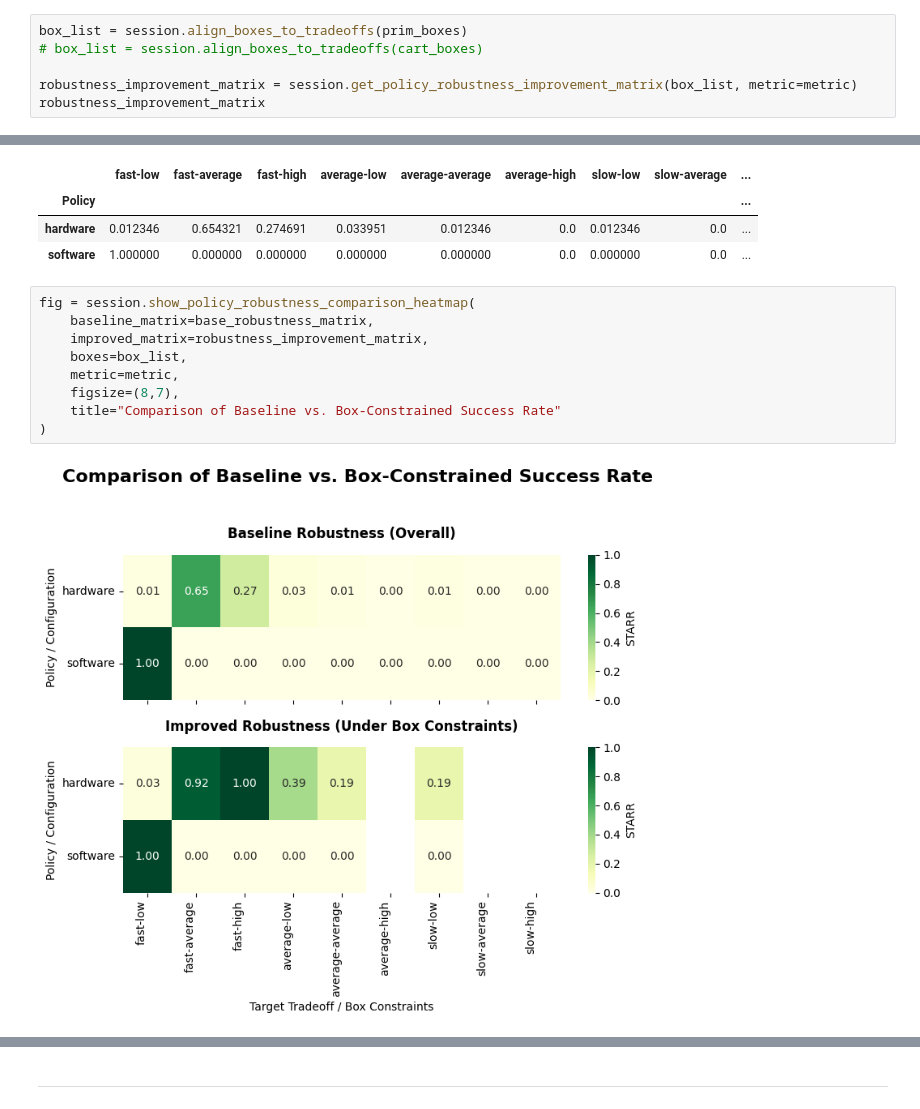
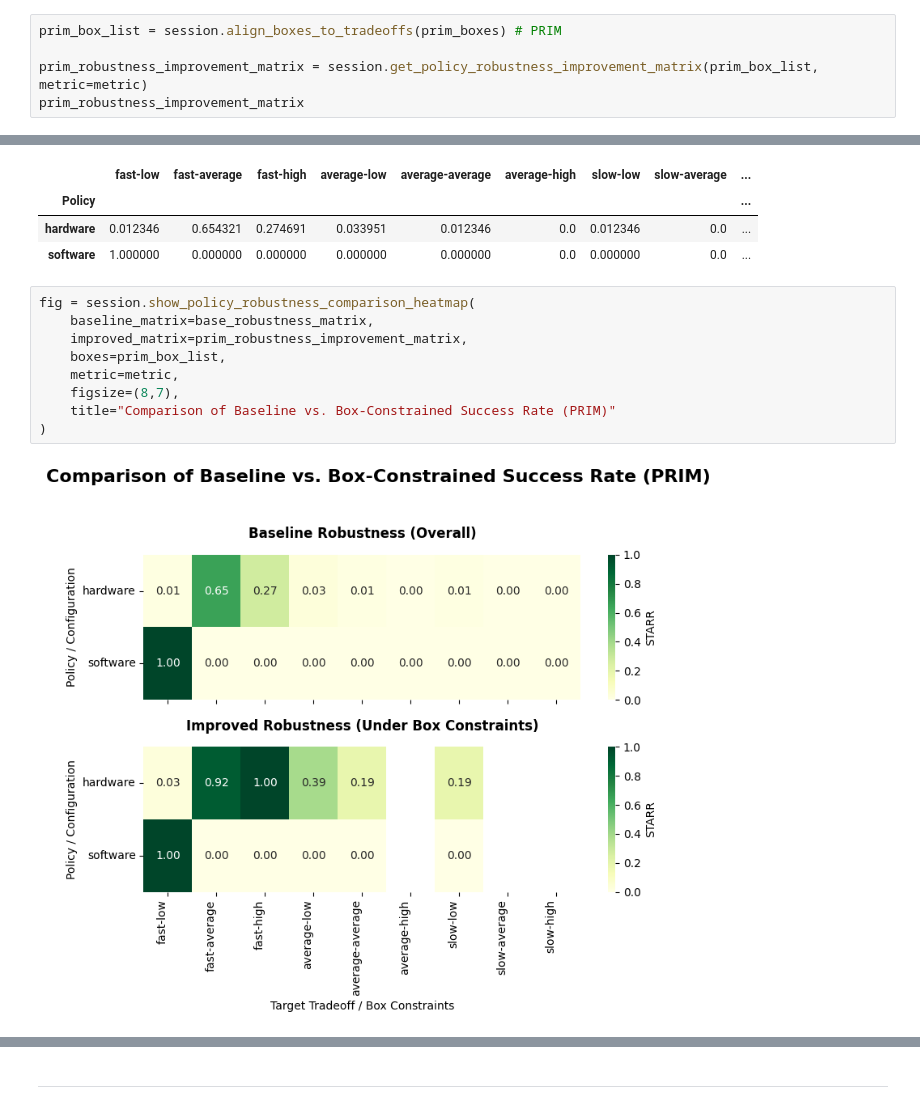
Before and after one commit to andresdp/patterns-sa, a Jupyter notebook: patterns/CQRS/analysis-cqrs.ipynb, the cells around one changed output, grey strips where cells are left out. Saved outputs shown, nothing was run; the diff lists cells and outputs as text.

```diff
--- a/patterns/CQRS/analysis-cqrs.ipynb
+++ b/patterns/CQRS/analysis-cqrs.ipynb
@@ -426,11 +426,10 @@ Running CART global discovery for all tradeoff combinations ...
 ## 12. Potential Robustness Improvements (What-If Analysis)
 Finally, we simulate the impact of applying discovered scenario constraints. We compare **Baseline Robustness** vs. **Improved Robustness** to quantify the value of the discovered 'Operating Envelopes' for each policy.
 # %%
-box_list = session.align_boxes_to_tradeoffs(prim_boxes)
-# box_list = session.align_boxes_to_tradeoffs(cart_boxes)
+prim_box_list = session.align_boxes_to_tradeoffs(prim_boxes) # PRIM
 
-robustness_improvement_matrix = session.get_policy_robustness_improvement_matrix(box_list, metric=metric)
-robustness_improvement_matrix
+prim_robustness_improvement_matrix = session.get_policy_robustness_improvement_matrix(prim_box_list, metric=metric)
+prim_robustness_improvement_matrix
 # %% [output]
 |  | fast-low | fast-average | fast-high | average-low | average-average | average-high | slow-low | slow-average | ... |
 | hardware | 0.029412 | 0.916667 | 1.0 | 0.388889 | 0.1875 | None | 0.1875 | None | ... |
@@ -472,11 +492,11 @@ base_robustness_matrix
 # %%
 fig = session.show_policy_robustness_comparison_heatmap(
     baseline_matrix=base_robustness_matrix,
-    improved_matrix=robustness_improvement_matrix,
-    boxes=box_list,
+    improved_matrix=prim_robustness_improvement_matrix,
+    boxes=prim_box_list,
     metric=metric,
     figsize=(8,7),
-    title="Comparison of Baseline vs. Box-Constrained Success Rate"
+    title="Comparison of Baseline vs. Box-Constrained Success Rate (PRIM)"
 )
 # %% [output]
-[figure, old version]
+[figure, new version]
```
Also changed, not shown: parts of 7 cells of this notebook, 4 other files.
